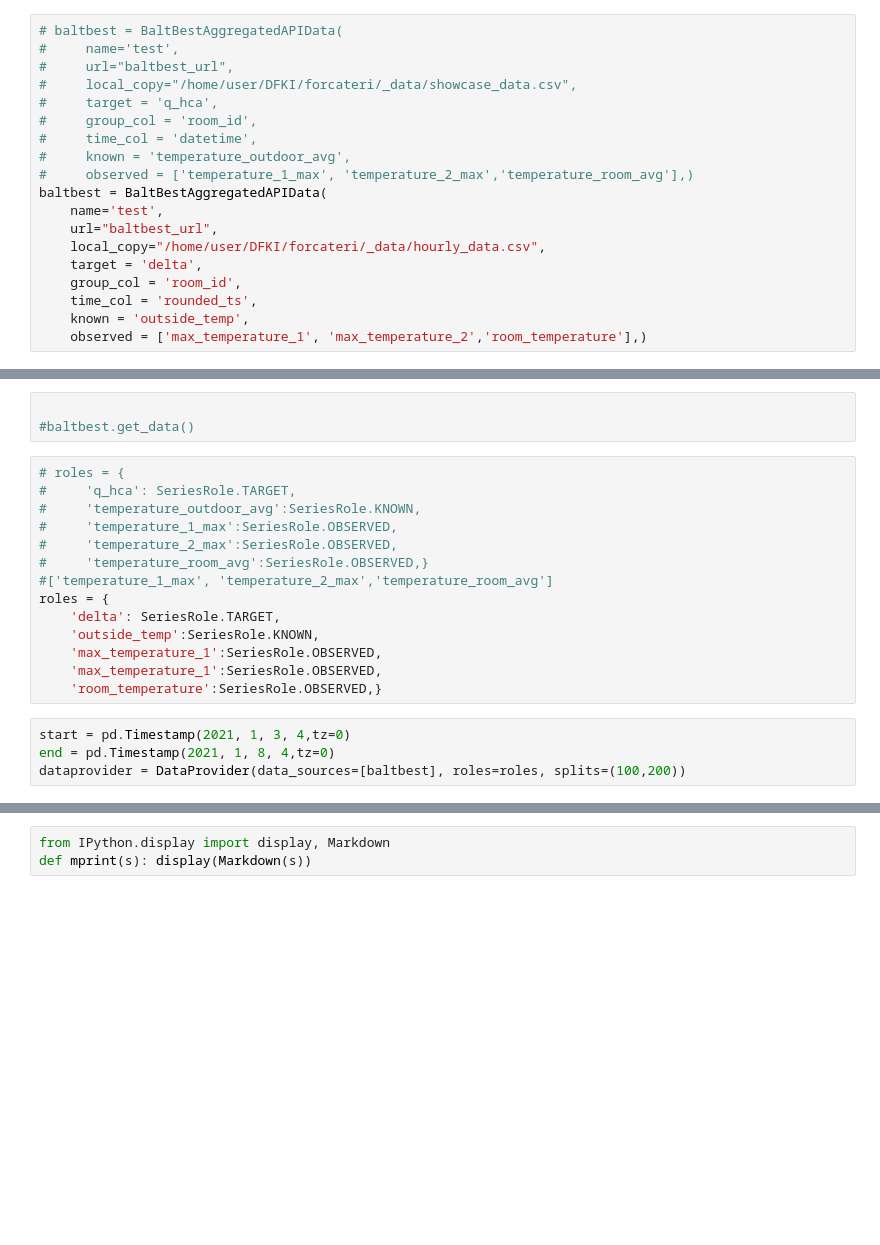
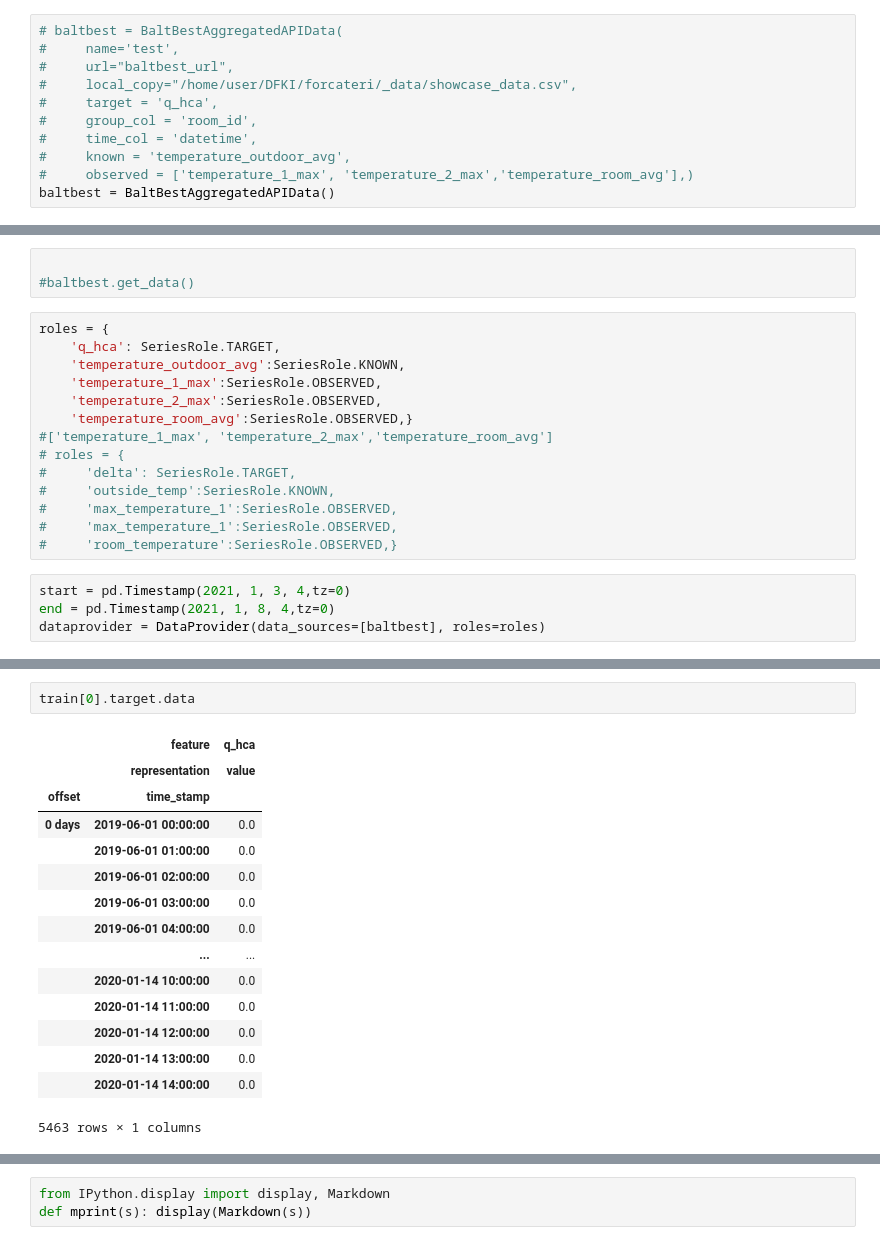
Before and after one commit to connected-intelligent-systems/forcateri, a Jupyter notebook: notebooks/model_test.ipynb, the cells around one changed output, grey strips where cells are left out. Cells and saved outputs as stored; diff of their text form; blank space fills up the shorter version.

```diff
--- a/notebooks/model_test.ipynb
+++ b/notebooks/model_test.ipynb
@@ -27,15 +27,7 @@ from forcateri.data.timeseries import TimeSeries
 #     time_col = 'datetime',
 #     known = 'temperature_outdoor_avg',
 #     observed = ['temperature_1_max', 'temperature_2_max','temperature_room_avg'],)
-baltbest = BaltBestAggregatedAPIData(
-    name='test',
-    url="baltbest_url",
-    local_copy="/home/user/DFKI/forcateri/_data/hourly_data.csv",
-    target = 'delta',
-    group_col = 'room_id',
-    time_col = 'rounded_ts',
-    known = 'outside_temp',
-    observed = ['max_temperature_1', 'max_temperature_2','room_temperature'],)
+baltbest = BaltBestAggregatedAPIData()
 # %%
 import logging
 
@@ -57,20 +49,20 @@ logger.propagate = False
 
 #baltbest.get_data()
 # %%
+roles = {
+    'q_hca': SeriesRole.TARGET,
+    'temperature_outdoor_avg':SeriesRole.KNOWN,
+    'temperature_1_max':SeriesRole.OBSERVED,
+    'temperature_2_max':SeriesRole.OBSERVED,
+    'temperature_room_avg':SeriesRole.OBSERVED,}
+#['temperature_1_max', 'temperature_2_max','temperature_room_avg']
 # roles = {
-#     'q_hca': SeriesRole.TARGET,
-#     'temperature_outdoor_avg':SeriesRole.KNOWN,
-#     'temperature_1_max':SeriesRole.OBSERVED,
-#     'temperature_2_max':SeriesRole.OBSERVED,
-#     'temperature_room_avg':SeriesRole.OBSERVED,}
-#['temperature_1_max', 'temperature_2_max','temperature_room_avg']
-roles = {
-    'delta': SeriesRole.TARGET,
-    'outside_temp':SeriesRole.KNOWN,
-    'max_temperature_1':SeriesRole.OBSERVED,
-    'max_temperature_1':SeriesRole.OBSERVED,
-    'room_temperature':SeriesRole.OBSERVED,}
+#     'delta': SeriesRole.TARGET,
+#     'outside_temp':SeriesRole.KNOWN,
+#     'max_temperature_1':SeriesRole.OBSERVED,
+#     'max_temperature_1':SeriesRole.OBSERVED,
+#     'room_temperature':SeriesRole.OBSERVED,}
 # %%
 start = pd.Timestamp(2021, 1, 3, 4,tz=0)
 end = pd.Timestamp(2021, 1, 8, 4,tz=0)
-dataprovider = DataProvider(data_sources=[baltbest], roles=roles, splits=(100,200))
+dataprovider = DataProvider(data_sources=[baltbest], roles=roles)
@@ -81 +109,19 @@ test = dataprovider.get_test_set()
+# %%
+train[0].target.data
+# %% [output]
+|  | feature | q_hca |
+|  | representation | value |
+| offset | time_stamp |  |
+| 0 days | 2019-06-01 00:00:00 | 0.0 |
+|  | 2019-06-01 01:00:00 | 0.0 |
+|  | 2019-06-01 02:00:00 | 0.0 |
+|  | 2019-06-01 03:00:00 | 0.0 |
+|  | 2019-06-01 04:00:00 | 0.0 |
+|  | ... | ... |
+|  | 2020-01-14 10:00:00 | 0.0 |
+|  | 2020-01-14 11:00:00 | 0.0 |
+|  | 2020-01-14 12:00:00 | 0.0 |
+|  | 2020-01-14 13:00:00 | 0.0 |
+|  | 2020-01-14 14:00:00 | 0.0 |
+5463 rows × 1 columns
 # %%
```
Also changed, not shown: parts of 13 cells of this notebook, 1 other file.
